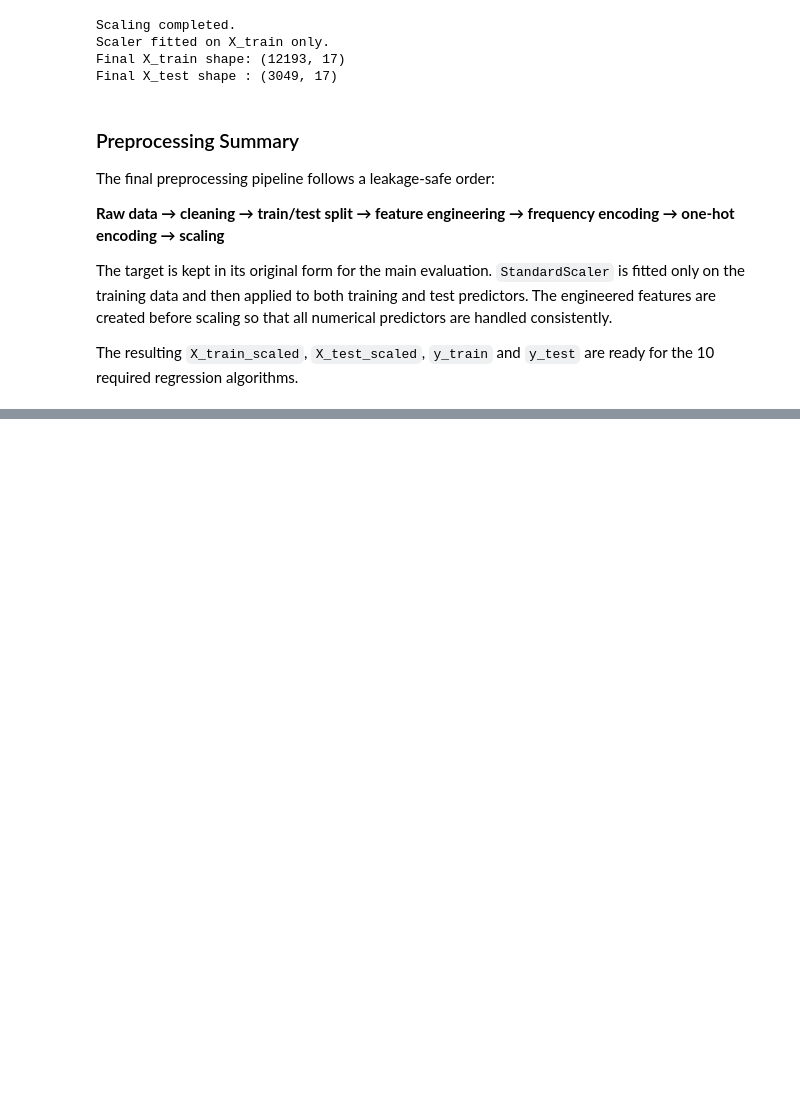
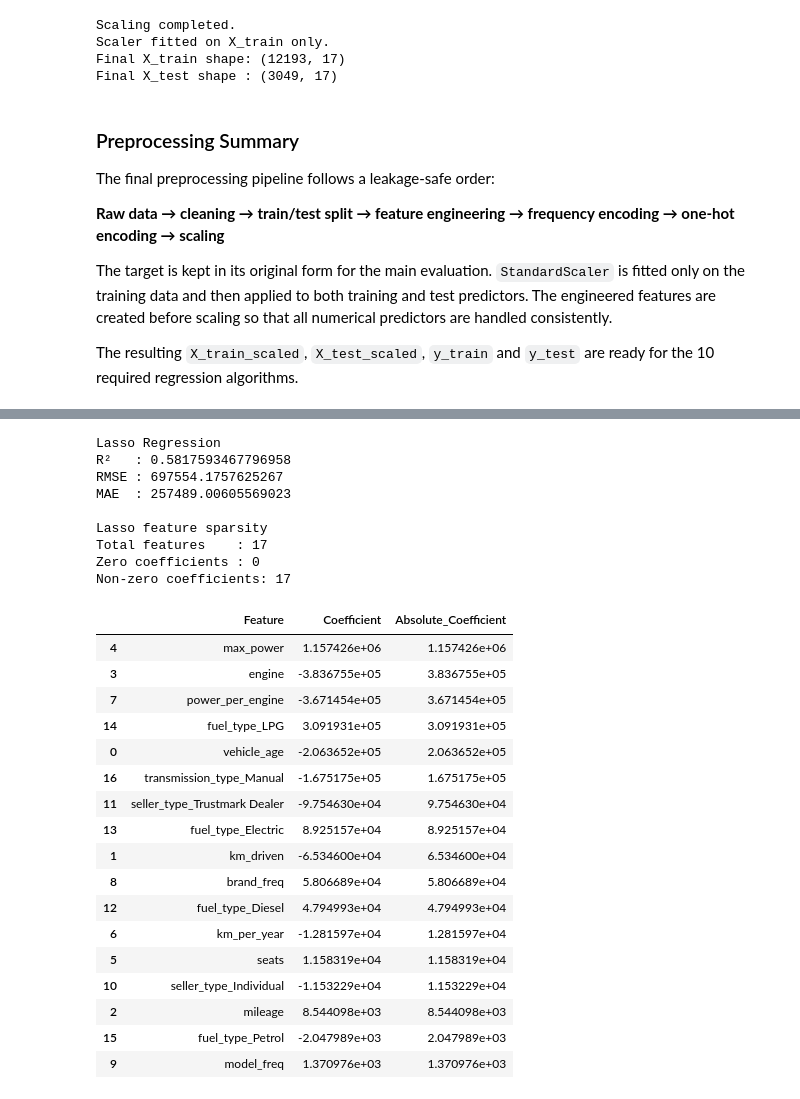
Before and after one commit to ML-Capstone-Review/ML-Capstone-Project, a Jupyter notebook: notebooks/Regression.ipynb, the cells around one changed output, grey strips where cells are left out. Saved outputs shown, nothing was run; the diff lists cells and outputs as text; code cells hidden in the pictures; blank space fills up the shorter version.

```diff
--- a/notebooks/Regression.ipynb
+++ b/notebooks/Regression.ipynb
@@ -678,0 +841,71 @@ The resulting `X_train_scaled`, `X_test_scaled`, `y_train` and `y_test` are read
+# %%
+from sklearn.linear_model import Lasso
+
+lasso_model = Lasso(
+    alpha=1.0,
+    max_iter=10000
+)
+
+lasso_model.fit(X_train_scaled, y_train)
+
+y_pred_lasso = lasso_model.predict(X_test_scaled)
+
+r2_lasso = r2_score(y_test, y_pred_lasso)
+rmse_lasso = np.sqrt(mean_squared_error(y_test, y_pred_lasso))
+mae_lasso = mean_absolute_error(y_test, y_pred_lasso)
+
+print("Lasso Regression")
+print("R²   :", r2_lasso)
+print("RMSE :", rmse_lasso)
+print("MAE  :", mae_lasso)
+
+# Observe feature sparsity produced by L1 regularisation.
+lasso_coefficients = pd.DataFrame({
+    "Feature": feature_names,
+    "Coefficient": lasso_model.coef_
+})
+
+zero_coefficients = (lasso_coefficients["Coefficient"] == 0).sum()
+nonzero_coefficients = (lasso_coefficients["Coefficient"] != 0).sum()
+
+print("\nLasso feature sparsity")
+print("Total features    :", len(lasso_coefficients))
+print("Zero coefficients :", zero_coefficients)
+print("Non-zero coefficients:", nonzero_coefficients)
+
+lasso_coefficients["Absolute_Coefficient"] = (
+    lasso_coefficients["Coefficient"].abs()
+)
+
+lasso_coefficients.sort_values(
+    "Absolute_Coefficient",
+    ascending=False
+)
+# %% [output]
+Lasso Regression
+R²   : 0.5817593467796958
+RMSE : 697554.1757625267
+MAE  : 257489.00605569023
+
+Lasso feature sparsity
+Total features    : 17
+Zero coefficients : 0
+Non-zero coefficients: 17
+|  | Feature | Coefficient | Absolute_Coefficient |
+| 4 | max_power | 1.157426e+06 | 1.157426e+06 |
+| 3 | engine | -3.836755e+05 | 3.836755e+05 |
+| 7 | power_per_engine | -3.671454e+05 | 3.671454e+05 |
+| 14 | fuel_type_LPG | 3.091931e+05 | 3.091931e+05 |
+| 0 | vehicle_age | -2.063652e+05 | 2.063652e+05 |
+| 16 | transmission_type_Manual | -1.675175e+05 | 1.675175e+05 |
+| 11 | seller_type_Trustmark Dealer | -9.754630e+04 | 9.754630e+04 |
+| 13 | fuel_type_Electric | 8.925157e+04 | 8.925157e+04 |
+| 1 | km_driven | -6.534600e+04 | 6.534600e+04 |
+| 8 | brand_freq | 5.806689e+04 | 5.806689e+04 |
+| 12 | fuel_type_Diesel | 4.794993e+04 | 4.794993e+04 |
+| 6 | km_per_year | -1.281597e+04 | 1.281597e+04 |
+| 5 | seats | 1.158319e+04 | 1.158319e+04 |
+| 10 | seller_type_Individual | -1.153229e+04 | 1.153229e+04 |
+| 2 | mileage | 8.544098e+03 | 8.544098e+03 |
+| 15 | fuel_type_Petrol | -2.047989e+03 | 2.047989e+03 |
+| 9 | model_freq | 1.370976e+03 | 1.370976e+03 |
```
Also changed, not shown: parts of 13 cells of this notebook.
